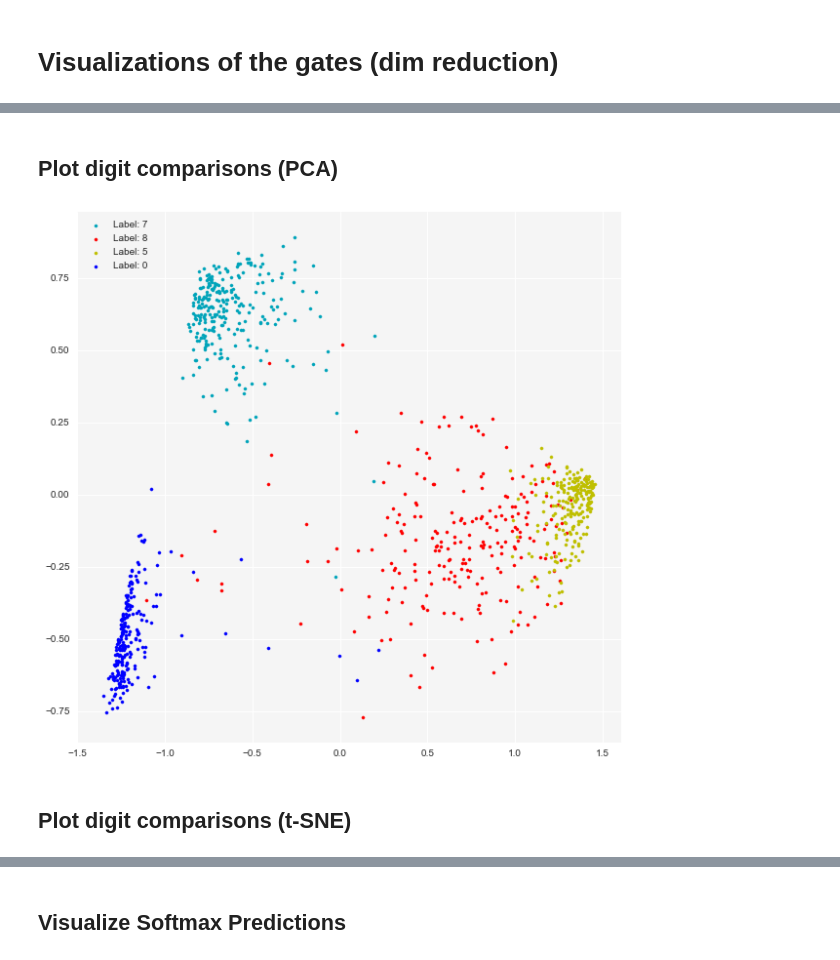
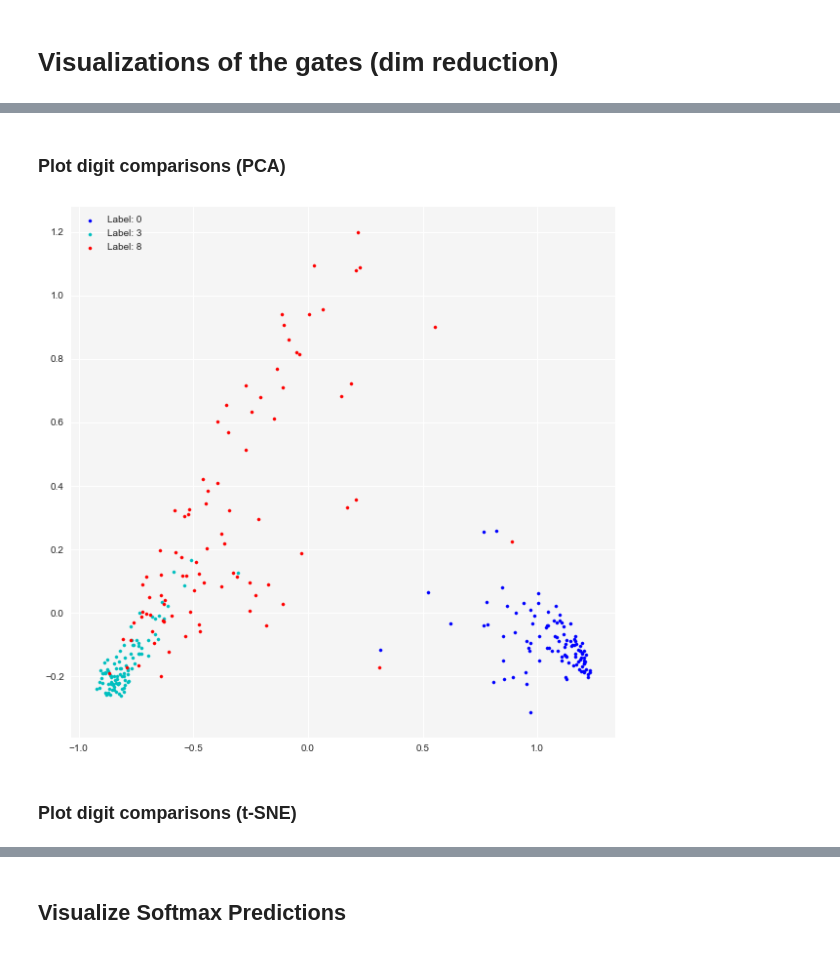
Before and after one commit to polzounov/gatenet, a Jupyter notebook: Gatenet/visualize_gates.ipynb, the cells around one changed output, grey strips where cells are left out. Saved outputs shown, nothing was run; the diff lists cells and outputs as text; code cells hidden in the pictures.

```diff
--- a/Gatenet/visualize_gates.ipynb
+++ b/Gatenet/visualize_gates.ipynb
@@ -12,3 +12,5 @@ from sklearn.decomposition import PCA
 sns.set(font_scale=1, context='notebook')
 matplotlib.rcParams['figure.figsize'] = 10,10
 plt.rcParams['axes.facecolor'] = '#f5f5f5'
+
+saved_filename = 'test'
@@ -18,4 +16,0 @@ plt.rcParams['axes.facecolor'] = '#f5f5f5'
-# %%
-# Load gate vector data
-with open('output/' + 'test' + '.pkl', 'rb') as f:
-        input = pickle.load(f)
@@ -138,0 +126,4 @@ def visualize_comparison(gates_reshaped, labels, model, digits=[7,8]):
+# %%
+# Load gate vector data
+with open('output/' + saved_filename + '.pkl', 'rb') as f:
+        input = pickle.load(f)
@@ -198,11 +202,11 @@ visualize_model(gates_reshaped, labels, TSNE(verbose=100))
 # %% [markdown]
-## Plot digit comparisons (PCA)
+### Plot digit comparisons (PCA)
 # %%
 # Visualize the comparison between a and b (with PCA)
-visualize_comparison(gates_reshaped, labels, PCA(), digits=[7,8,5,0])
+visualize_comparison(gates_reshaped, labels, PCA(), digits=[0,3,8])
 # %% [output]
-[figure, old version]
+[figure, new version]
 # %% [markdown]
-## Plot digit comparisons (t-SNE)
+### Plot digit comparisons (t-SNE)
 # %%
 # Visualize the comparison between a and b (with t-SNE)
```
Also changed, not shown: parts of 45 cells of this notebook, 1 other file.
